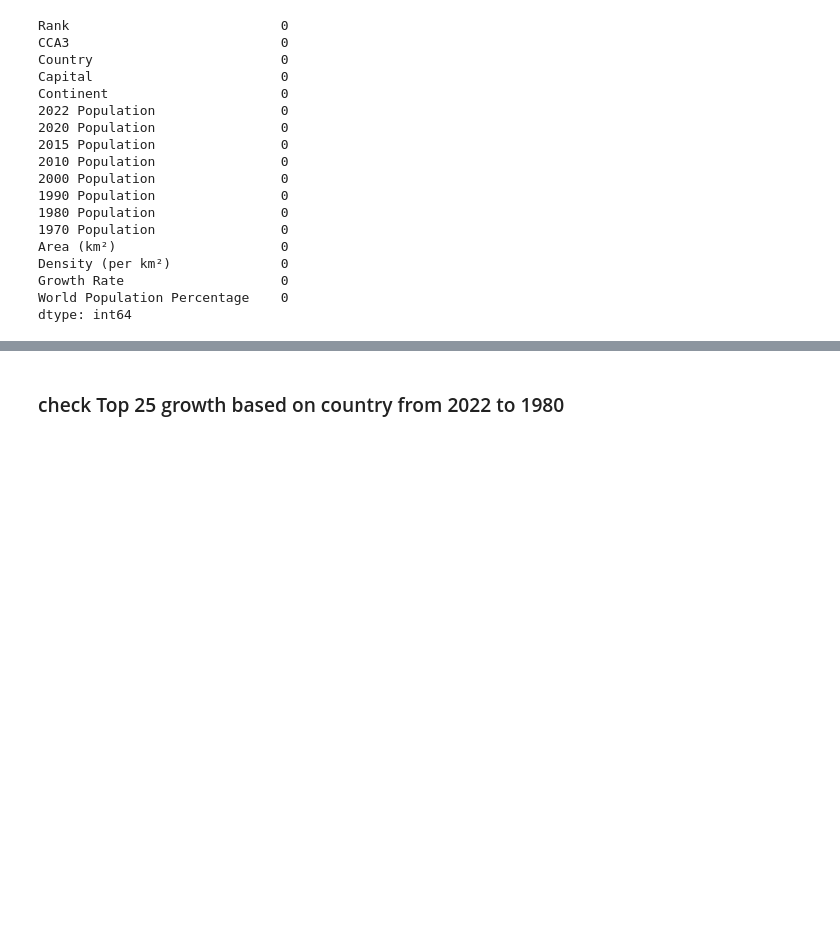
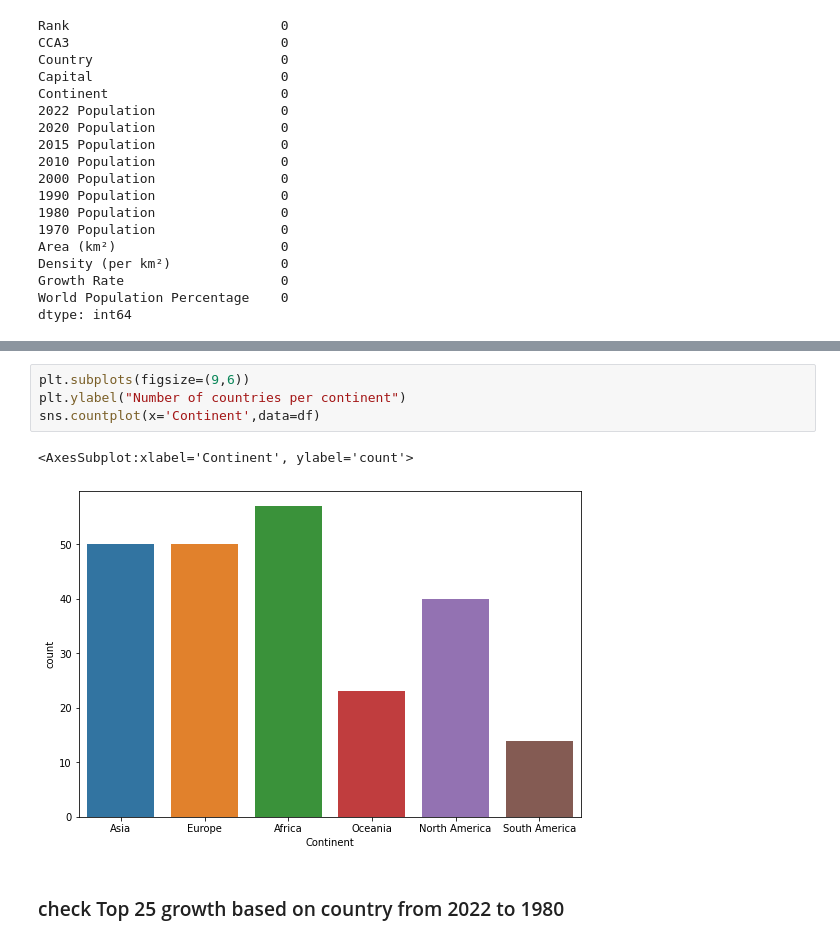
Before and after one commit to JoshuaShepard87/DSC550, a Jupyter notebook: JoshuaBurdenAssignment2-2.ipynb, the cells around one changed output, grey strips where cells are left out. Drawn from its saved outputs; the diff is of its cells as text; blank space fills up the shorter version.

```diff
--- a/JoshuaBurdenAssignment2-2.ipynb
+++ b/JoshuaBurdenAssignment2-2.ipynb
@@ -77,3 +112,10 @@ dtype: int64
+# %%
+plt.subplots(figsize=(9,6))
+plt.ylabel("Number of countries per continent")
+sns.countplot(x='Continent',data=df)
+# %% [output]
+<AxesSubplot:xlabel='Continent', ylabel='count'>
+[figure, added]
 # %% [markdown]
 ### check Top 25 growth based on country from 2022 to 1980
 # %%
```
Also changed, not shown: parts of 7 cells of this notebook.
